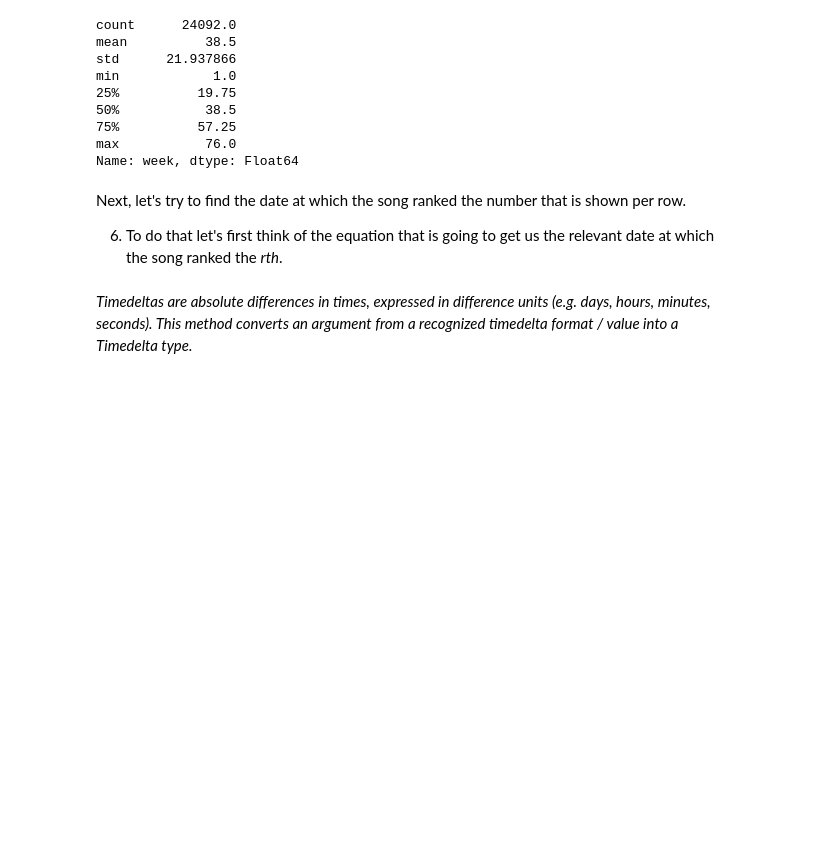
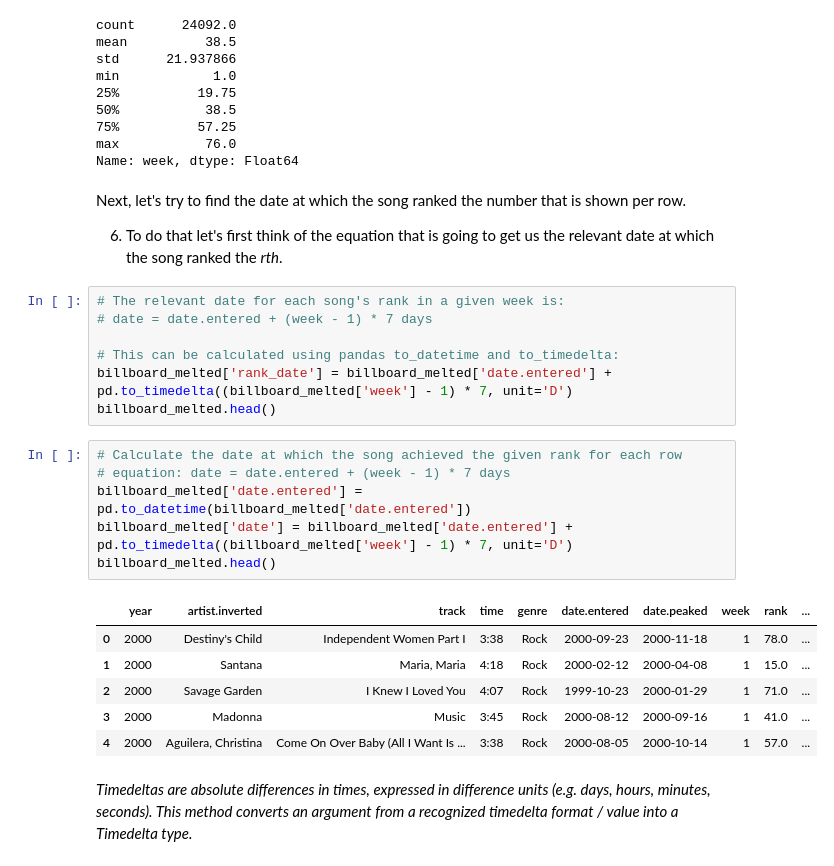
Before and after one commit to Hasyashri/ML_Lab_4, a Jupyter notebook: week5Lab_Students (1).ipynb, the cells around one changed output. Cells and saved outputs as stored; diff of their text form; blank space fills up the shorter version.

Commit message:
found problem after ranking the songs

```diff
--- a/week5Lab_Students (1).ipynb
+++ b/week5Lab_Students (1).ipynb
@@ -177,6 +177,26 @@ Name: week, dtype: Float64
 Next, let's try to find the date at which the song ranked the number that is shown per row.
 
 6. To do that let's first think of the equation that is going to get us the relevant date at which the song ranked the *rth*.
+# %%
+# The relevant date for each song's rank in a given week is:
+# date = date.entered + (week - 1) * 7 days
+
+# This can be calculated using pandas to_datetime and to_timedelta:
+billboard_melted['rank_date'] = billboard_melted['date.entered'] + pd.to_timedelta((billboard_melted['week'] - 1) * 7, unit='D')
+billboard_melted.head()
+# %%
+# Calculate the date at which the song achieved the given rank for each row
+# equation: date = date.entered + (week - 1) * 7 days
+billboard_melted['date.entered'] = pd.to_datetime(billboard_melted['date.entered'])
+billboard_melted['date'] = billboard_melted['date.entered'] + pd.to_timedelta((billboard_melted['week'] - 1) * 7, unit='D')
+billboard_melted.head()
+# %% [output]
+|  | year | artist.inverted | track | time | genre | date.entered | date.peaked | week | rank | ... |
+| 0 | 2000 | Destiny's Child | Independent Women Part I | 3:38 | Rock | 2000-09-23 | 2000-11-18 | 1 | 78.0 | ... |
+| 1 | 2000 | Santana | Maria, Maria | 4:18 | Rock | 2000-02-12 | 2000-04-08 | 1 | 15.0 | ... |
+| 2 | 2000 | Savage Garden | I Knew I Loved You | 4:07 | Rock | 1999-10-23 | 2000-01-29 | 1 | 71.0 | ... |
+| 3 | 2000 | Madonna | Music | 3:45 | Rock | 2000-08-12 | 2000-09-16 | 1 | 41.0 | ... |
+| 4 | 2000 | Aguilera, Christina | Come On Over Baby (All I Want Is ... | 3:38 | Rock | 2000-08-05 | 2000-10-14 | 1 | 57.0 | ... |
 # %% [markdown]
 *Timedeltas are absolute differences in times, expressed in difference units (e.g. days, hours, minutes, seconds). This method converts an argument from a recognized timedelta format / value into a Timedelta type.*
 # %% [markdown]
```
Also changed, not shown: parts of 2 cells of this notebook.
